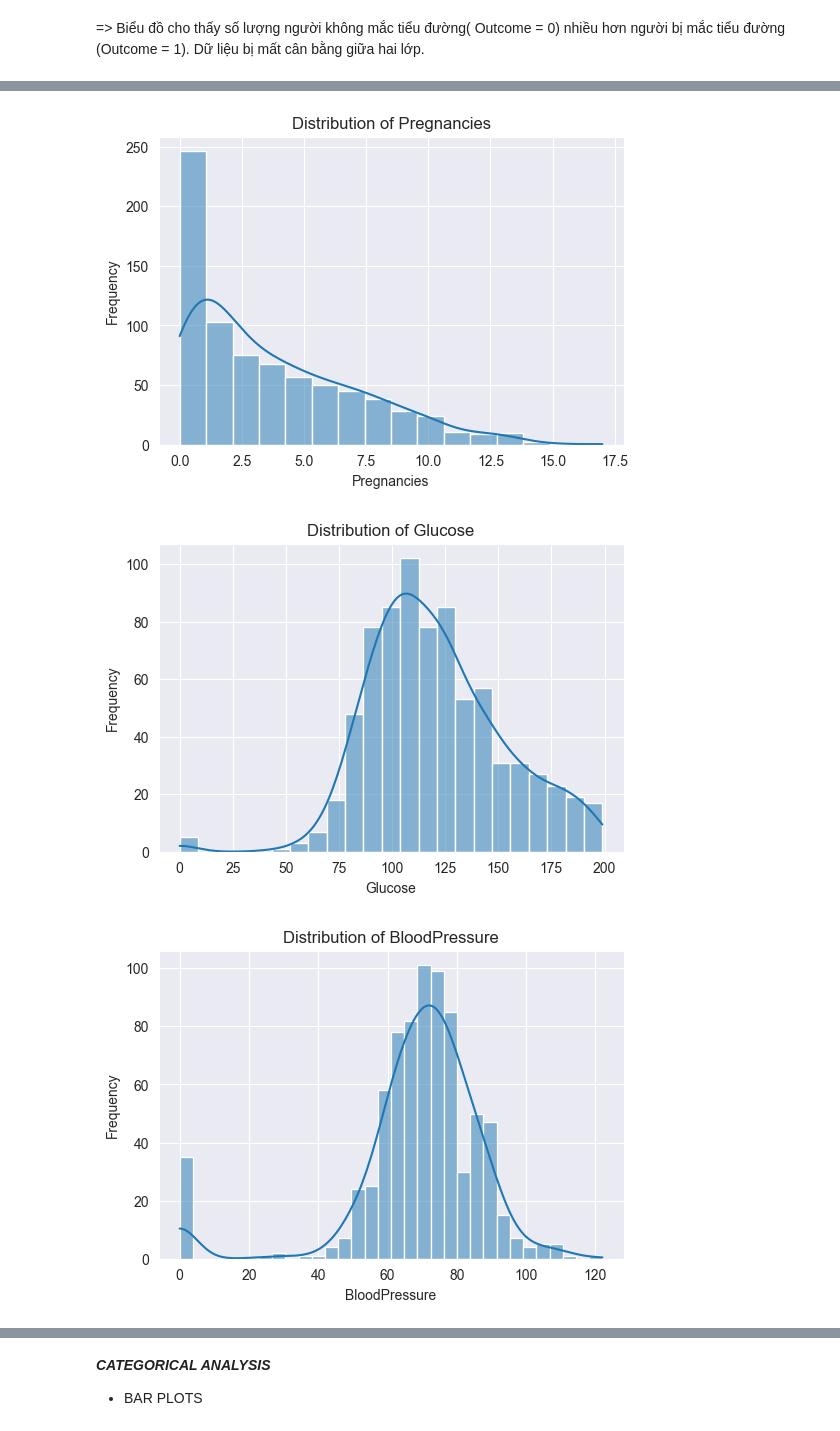
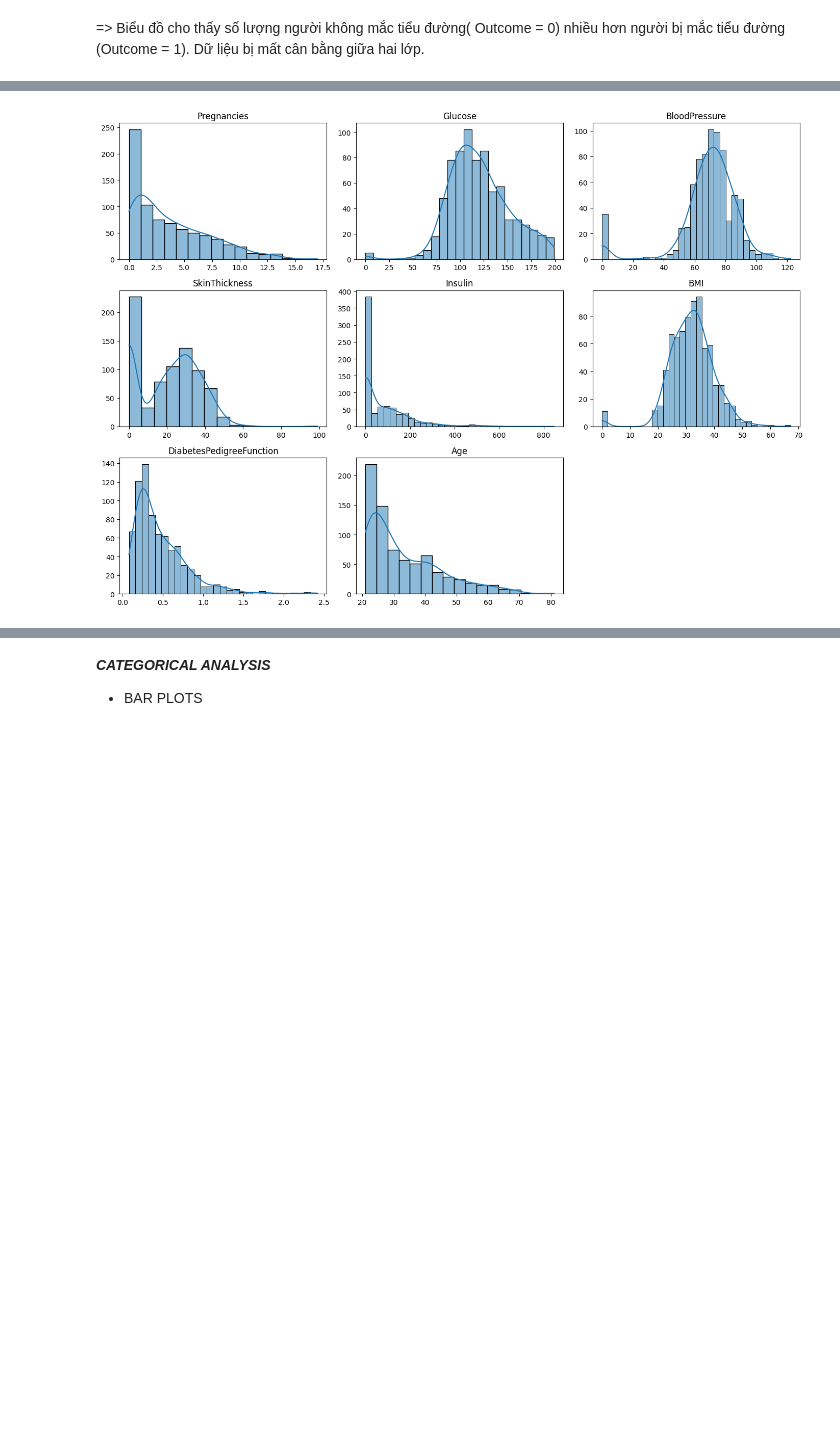
Before and after one commit to hongyen-oss/Diabetes-Prediction, a Jupyter notebook: Notebooks/project_analysis.ipynb, the cells around one changed output, grey strips where cells are left out. Saved outputs shown, nothing was run; the diff lists cells and outputs as text; code cells hidden in the pictures; blank space fills up the shorter version.

```diff
--- a/Notebooks/project_analysis.ipynb
+++ b/Notebooks/project_analysis.ipynb
@@ -84,0 +133,7 @@ print(df.duplicated().sum())
+# %%
+duplicates = df.duplicated().sum()
+print("Số dòng bị trùng:", duplicates)
+
+if duplicates > 0:
+    df = df.drop_duplicates()
+    print("Đã xoá dữ liệu trùng.")
@@ -174,26 +281,21 @@ Dữ liệu bị mất cân bằng giữa hai lớp.
 * HISTOGRAM, KDA CHO NUMERICAL FEATURES
 # %%
-df_raw = pd.read_csv("../data/diabetes.csv")
-
+# Histogram
 numerical_features = [
-    'Pregnancies',
-    'Glucose',
-    'BloodPressure',
-    'SkinThickness',
-    'Insulin',
-    'BMI',
-    'DiabetesPedigreeFunction',
-    'Age'
+    'Pregnancies','Glucose','BloodPressure','SkinThickness',
+    'Insulin','BMI','DiabetesPedigreeFunction','Age'
 ]
 
-for col in numerical_features:
-    plt.figure(figsize=(6,4))
-    sns.histplot(df_raw[col], kde=True)
-    plt.title(f'Distribution of {col}')
-    plt.xlabel(col)
-    plt.ylabel('Frequency')
-    plt.show()
+plt.figure(figsize=(14,10))
+
+for i, col in enumerate(numerical_features, 1):
+    plt.subplot(3, 3, i)
+    sns.histplot(df[col], kde=True)
+    plt.title(col)
+    plt.xlabel("")
+    plt.ylabel("")
+
+plt.tight_layout()
+plt.show()
 # %% [output]
-[figure, old version]
+[figure, new version]
-[figure, removed]
-[figure, removed]
```
Also changed, not shown: parts of 173 cells of this notebook, 5 other files.
